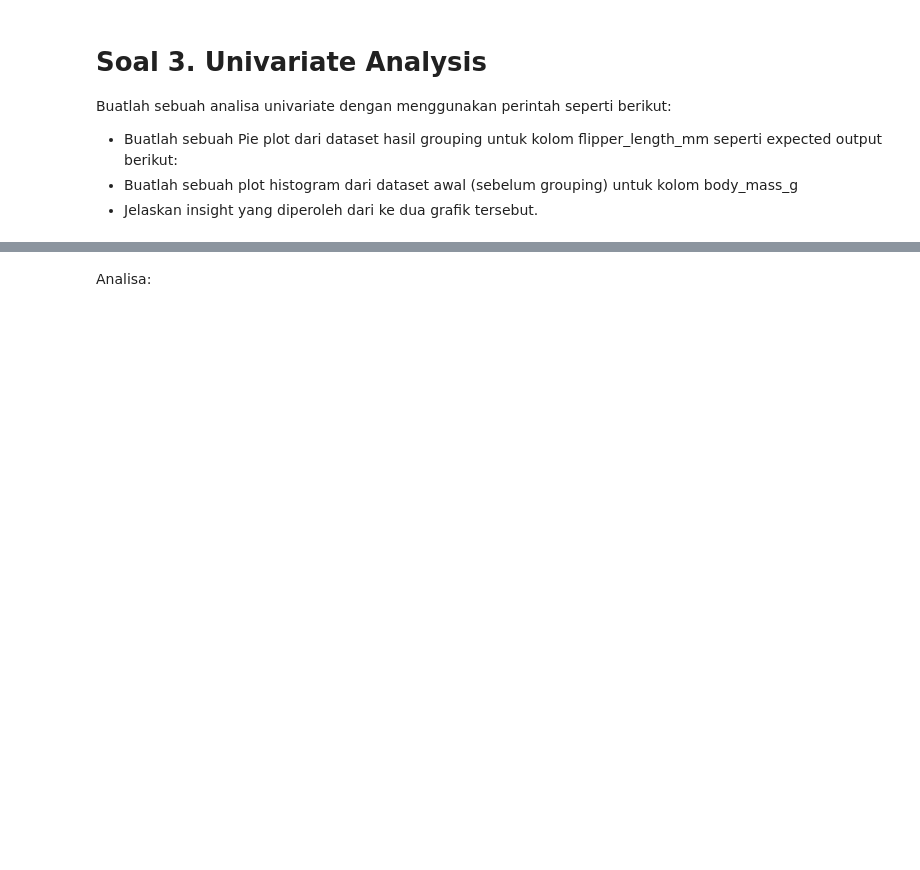
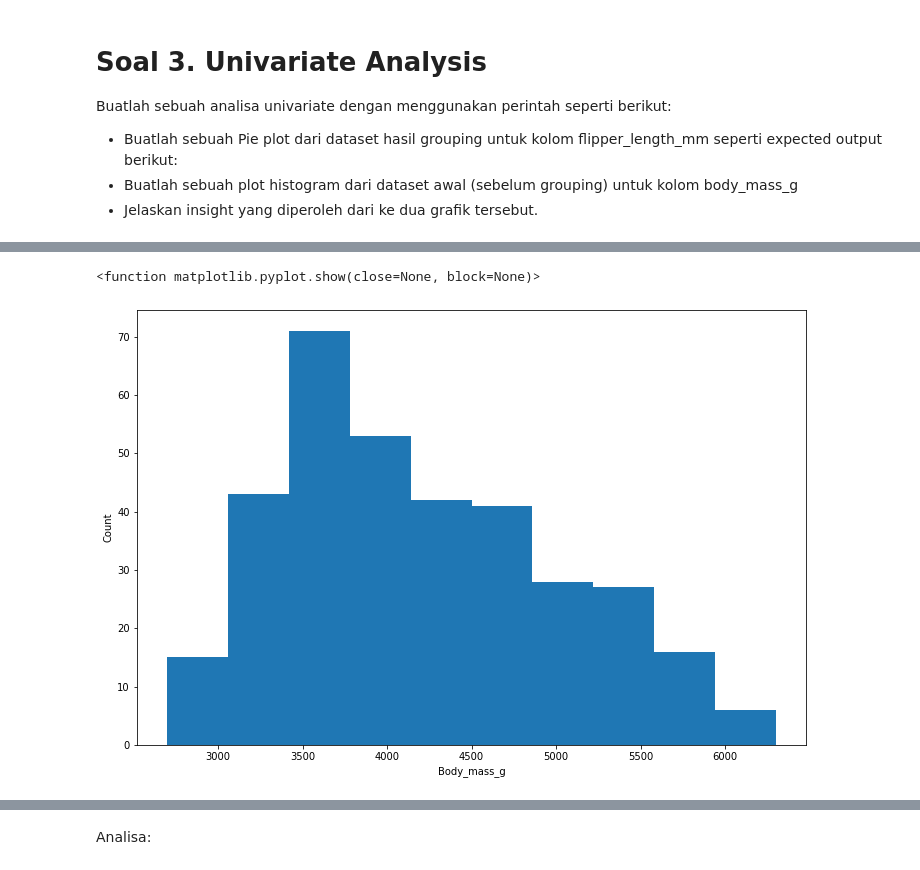
Before and after one commit to benidictusgalihmp/DS-SanberCode, a Jupyter notebook: W04/W04_T02.ipynb, the cells around one changed output, grey strips where cells are left out. Drawn from its saved outputs; the diff is of its cells as text; code cells hidden in the pictures; blank space fills up the shorter version.

```diff
--- a/W04/W04_T02.ipynb
+++ b/W04/W04_T02.ipynb
@@ -117,3 +134,18 @@ Buatlah sebuah analisa univariate dengan menggunakan perintah seperti berikut:
+# %%
+# Create canvas
+plt.figure(figsize=(12, 8))
+
+# Plotting data into histogram plot
+plt.hist(df['body_mass_g'])
+
+# Change xlabel='Body_mass_g' and ylabel='Count'
+plt.xlabel('Body_mass_g')
+plt.ylabel('Count')
+
+plt.show
+# %% [output]
+<function matplotlib.pyplot.show(close=None, block=None)>
+[figure, added]
 # %% [markdown]
 Expected Output:
 
```
Also changed, not shown: parts of 6 cells of this notebook.
